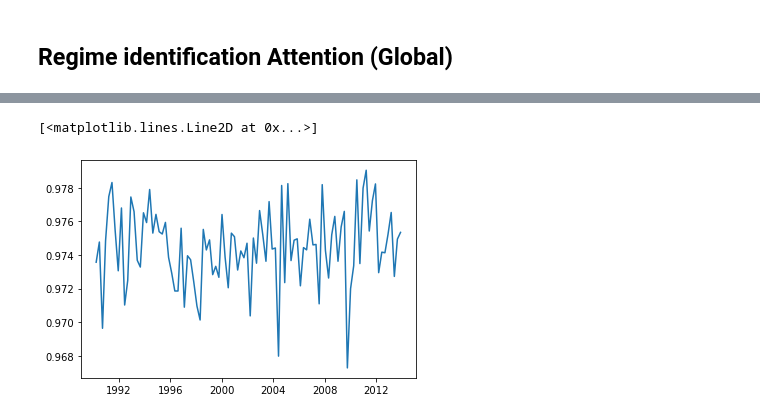
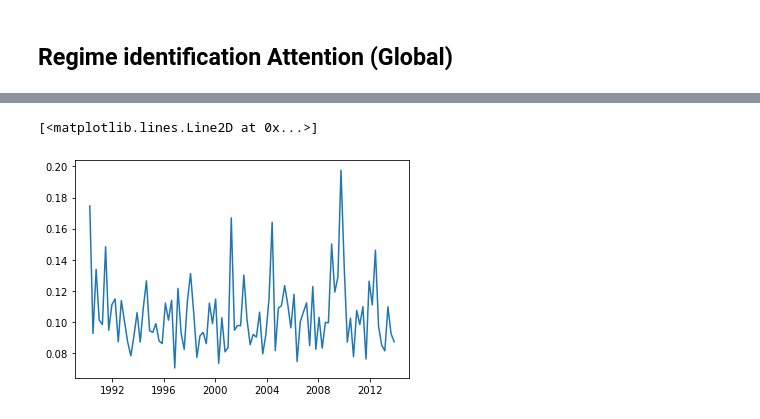
Before and after one commit to YanWanquan/oxthesis, a Jupyter notebook: visualize_attn.ipynb, the cells around one changed output, grey strips where cells are left out. Saved outputs shown, nothing was run; the diff lists cells and outputs as text; code cells hidden in the pictures.

```diff
--- a/visualize_attn.ipynb
+++ b/visualize_attn.ipynb
@@ -3,5 +26,7 @@
 # %%
-path = "/nfs/home/sveng/logs/random_sharpe_transformer/11_06_2021/opt_a-transformer_l-sharpe_ty-2020_bs-128_lr-0.001_pa-25_gn-1_wl-63_ws-63_nl-2_dh-512_dr-0.1_dm-128_nh-4.p"
+# Informer
+
+path = "/nfs/home/sveng/logs/random_sharpe_informer/08_06_2021_normal_emb/opt_a-informer_l-sharpe_ty-2020_bs-64_lr-0.001_pa-25_gn-0.1_wl-63_ws-63_nl-2_dh-32_dr-0.1_dm-32_nh-8_attn-prob_embed-fixed_factor-5.p"
 # %%
 import numpy as np
 import pandas as pd
@@ -54,3 +79,14 @@ attn = dataset_test.get_attention(id=1, model=model).detach().cpu().numpy()[0, :
+# %%
+#attn = dataset_test.get_attention(id=1, model=model).cpu().numpy()[0, :, :, :]
+
+attn = dataset_test.get_attention(id=1, model=model)
+
+if isinstance(attn, list):
+    # informer
+    attn = attn[0].detach().cpu().numpy()[0, :, :, :]
+else:
+    # transformer
+    attn = attn.detach().cpu().numpy()[0, :, :, :]
 # %%
 fig, ax = plt.subplots(figsize=(5, 5))
 sns.heatmap(attn[0, :, :], ax=ax, cmap="Spectral")
@@ -159,8 +208,15 @@ base_df = base_loader.df[DataTypes.TRAIN]
 
 attn_dict = {}
 for id in range(0, len(data_iter)):
-    attn = data_iter.get_attention(id=id, model=model).detach().cpu().numpy()[0, :, :, :]
+    attn = data_iter.get_attention(id=id, model=model)
+    if isinstance(attn, list):
+        # informer
+        attn = attn[0].detach().cpu().numpy()[0, :, :, :]
+    else:
+        # transformer
+        attn = attn.detach().cpu().numpy()[0, :, :, :]
     attn = attn / np.sum(attn)
+
     inst = data_iter[id]['inst']
     ts = data_iter[id]['time'].detach().cpu().numpy()
     dates = base_df.index[ts]
@@ -193,28 +249,31 @@ df_attn
 63 rows × 4382 columns
+# %%
+def calc_bhattacharyya_coef(p, q):
+    '''Calculates the Byattacharyya distance of two histograms.'''
+    def normalize(h):
+        return h / np.sum(h)
+    return np.sum(np.sqrt(np.multiply(normalize(p), normalize(q))))
+
+def calc_distance(p, q):
+    return np.sqrt(1 - calc_bhattacharyya_coef(p, q))
 # %%
-def calc_bhattacharyya_coef(p, q):
-    return np.sum(np.sqrt(np.multiply(p, q)))
-
-def calc_distance(p, q):
-    return np.sqrt(1 - calc_bhattacharyya_coef(p, q))
-
 
 tmp = df_attn
 tmp = tmp.T
 tmp = tmp.reset_index(drop=False)
 tmp = tmp.groupby('level_1').mean() # average across instruments
 
 # calc distance per t ----
 tmp_avg = tmp.mean(axis=0)
 list = {}
 for i, date in enumerate(tmp.index):
     # per t
     list[date] = calc_distance(tmp.iloc[i,:], tmp_avg)
 
 plt.plot(list.keys(), list.values())
 # %% [output]
 [<matplotlib.lines.Line2D at 0x...>]
-[figure, old version]
+[figure, new version]
 # %%
 # Single Instrument
 
```
Also changed, not shown: parts of 12 cells of this notebook, 12 other files.
